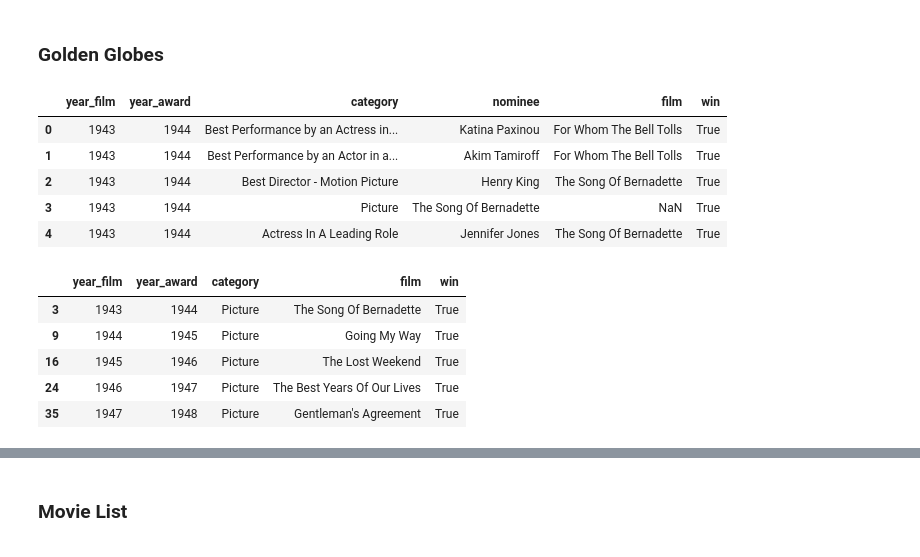
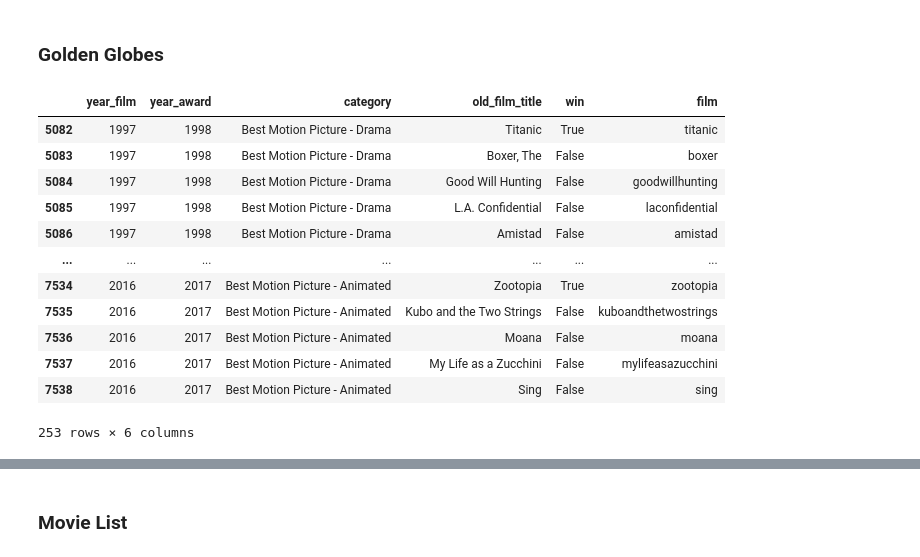
Before and after one commit to dagneycooke/etl_project, a Jupyter notebook: ETL_Project_GG.ipynb, the cells around one changed output, grey strips where cells are left out. Saved outputs shown, nothing was run; the diff lists cells and outputs as text; code cells hidden in the pictures.

```diff
--- a/ETL_Project_GG.ipynb
+++ b/ETL_Project_GG.ipynb
@@ -38,52 +49,79 @@ movies_df_orig.head()
 ## Transform Data
 # %% [markdown]
 ### Golden Globes
-# %%
-# drop unnecessary columns ceremony and year_film
-gg_df = gg_df_orig.drop(columns={"ceremony"})
-gg_df.head()
-# %% [output]
-|  | year_film | year_award | category | nominee | film | win |
-| 0 | 1943 | 1944 | Best Performance by an Actress in... | Katina Paxinou | For Whom The Bell Tolls | True |
-| 1 | 1943 | 1944 | Best Performance by an Actor in a... | Akim Tamiroff | For Whom The Bell Tolls | True |
-| 2 | 1943 | 1944 | Best Director - Motion Picture | Henry King | The Song Of Bernadette | True |
-| 3 | 1943 | 1944 | Picture | The Song Of Bernadette | NaN | True |
-| 4 | 1943 | 1944 | Actress In A Leading Role | Jennifer Jones | The Song Of Bernadette | True |
 # %%
 # remove non movie based categories
 gg_movies_df = gg_df[gg_df['category'].str.contains('Actor') == False]
 gg_movies_df = gg_movies_df[gg_movies_df['category'].str.contains('Actress') == False]
 gg_movies_df = gg_movies_df[gg_movies_df['category'].str.contains('Director') == False]
 gg_movies_df = gg_movies_df[gg_movies_df['category'].str.contains('International') == False]
 gg_movies_df = gg_movies_df[gg_movies_df['category'].str.contains('Special') == False]
 gg_movies_df = gg_movies_df[gg_movies_df['category'].str.contains('Screenplay') == False]
 gg_movies_df = gg_movies_df[gg_movies_df['category'].str.contains('Song') == False]
 gg_movies_df = gg_movies_df[gg_movies_df['category'].str.contains('Score') == False]
 gg_movies_df = gg_movies_df[gg_movies_df['category'].str.contains('Cinematography') == False]
 gg_movies_df = gg_movies_df[gg_movies_df['category'].str.contains('Foreign') == False]
 gg_movies_df = gg_movies_df[gg_movies_df['category'].str.contains('Star') == False]
 gg_movies_df = gg_movies_df[gg_movies_df['category'].str.contains('Juvenile') == False]
 gg_movies_df = gg_movies_df[gg_movies_df['category'].str.contains('International') == False]
 gg_movies_df = gg_movies_df[gg_movies_df['category'].str.contains('Color') == False]
 gg_movies_df = gg_movies_df[gg_movies_df['category'].str.contains('Henrietta') == False]
 gg_movies_df = gg_movies_df[gg_movies_df['category'].str.contains('Cecil') == False]
 gg_movies_df = gg_movies_df[gg_movies_df['category'].str.contains('International') == False]
 gg_movies_df = gg_movies_df[gg_movies_df['category'].str.contains('Documentary') == False]
 gg_movies_df = gg_movies_df[gg_movies_df['category'].str.contains('Television') == False]
 gg_movies_df = gg_movies_df[gg_movies_df['category'].str.contains('Hollywood') == False]
 
 # drop film column and rename nominee column to film
 gg_movies_df = gg_movies_df.drop(columns="film")
 gg_movies_df = gg_movies_df.rename(columns={"nominee":"film"})
 
-#drop movies after Jan 2017
+#keep movies before Jan 2017
 gg_movies_df = gg_movies_df[gg_movies_df['year_film']<=2016]
 
-gg_movies_df.head()
+#keep movies after 1997
+gg_movies_df = gg_movies_df[gg_movies_df['year_film']>= 1997]
+
+# read the movie title list into a column for cleaning
+movie_title_list = gg_movies_df["film"].tolist()
+
+# remove any "The" at the start of the movie name
+# remove any ", The" at the end of the movie name
+for i in range(0, len(movie_title_list)):
+    if movie_title_list[i][-5:] == ", The":
+        movie_title_list[i] = movie_title_list[i][:-5]
+    if movie_title_list[i][:4] == "The ":
+        movie_title_list[i] = movie_title_list[i][4:]
+    if movie_title_list[i][-3:] == ", A":
+        movie_title_list[i] = movie_title_list[i][:-3]
+    if movie_title_list[i][-4:] == ", An":
+        movie_title_list[i] = movie_title_list[i][:-4]
+    movie_title_list[i] = movie_title_list[i].lower()
+
+# rename film to old film title
+gg_movies_df = gg_movies_df.rename(columns={"film":"old_film_title"})
+
+# add cleaned film title to data frame
+gg_movies_df["film"] = movie_title_list
+
+#clean for characters and spaces
+gg_movies_df["film"] = gg_movies_df["film"].str.replace(".", "")
+gg_movies_df["film"] = gg_movies_df["film"].str.replace("-", "")
+gg_movies_df["film"] = gg_movies_df["film"].str.replace(" ", "")
+gg_movies_df["film"] = gg_movies_df["film"].str.replace("·", "")
+
+gg_movies_df
 # %% [output]
-|  | year_film | year_award | category | film | win |
-| 3 | 1943 | 1944 | Picture | The Song Of Bernadette | True |
-| 9 | 1944 | 1945 | Picture | Going My Way | True |
-| 16 | 1945 | 1946 | Picture | The Lost Weekend | True |
-| 24 | 1946 | 1947 | Picture | The Best Years Of Our Lives | True |
-| 35 | 1947 | 1948 | Picture | Gentleman's Agreement | True |
+|  | year_film | year_award | category | old_film_title | win | film |
+| 5082 | 1997 | 1998 | Best Motion Picture - Drama | Titanic | True | titanic |
+| 5083 | 1997 | 1998 | Best Motion Picture - Drama | Boxer, The | False | boxer |
+| 5084 | 1997 | 1998 | Best Motion Picture - Drama | Good Will Hunting | False | goodwillhunting |
+| 5085 | 1997 | 1998 | Best Motion Picture - Drama | L.A. Confidential | False | laconfidential |
+| 5086 | 1997 | 1998 | Best Motion Picture - Drama | Amistad | False | amistad |
+| ... | ... | ... | ... | ... | ... | ... |
+| 7534 | 2016 | 2017 | Best Motion Picture - Animated | Zootopia | True | zootopia |
+| 7535 | 2016 | 2017 | Best Motion Picture - Animated | Kubo and the Two Strings | False | kuboandthetwostrings |
+| 7536 | 2016 | 2017 | Best Motion Picture - Animated | Moana | False | moana |
+| 7537 | 2016 | 2017 | Best Motion Picture - Animated | My Life as a Zucchini | False | mylifeasazucchini |
+| 7538 | 2016 | 2017 | Best Motion Picture - Animated | Sing | False | sing |
+253 rows × 6 columns
```
Also changed, not shown: parts of 22 cells of this notebook.
